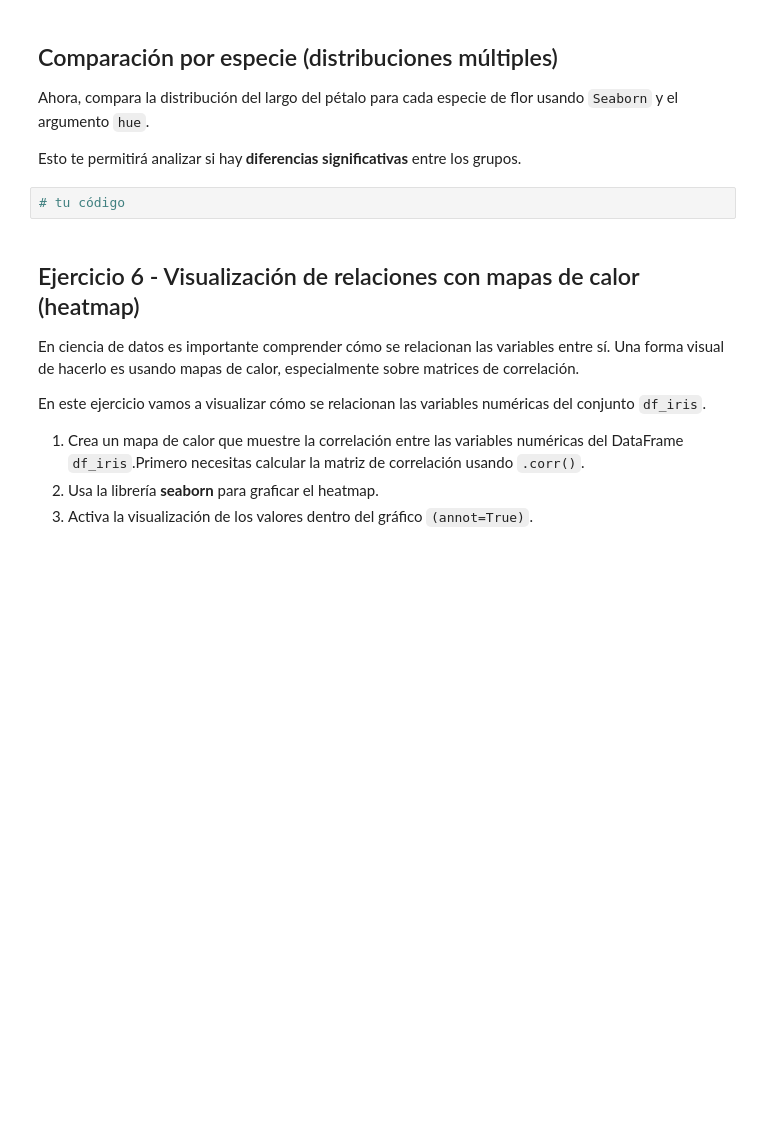
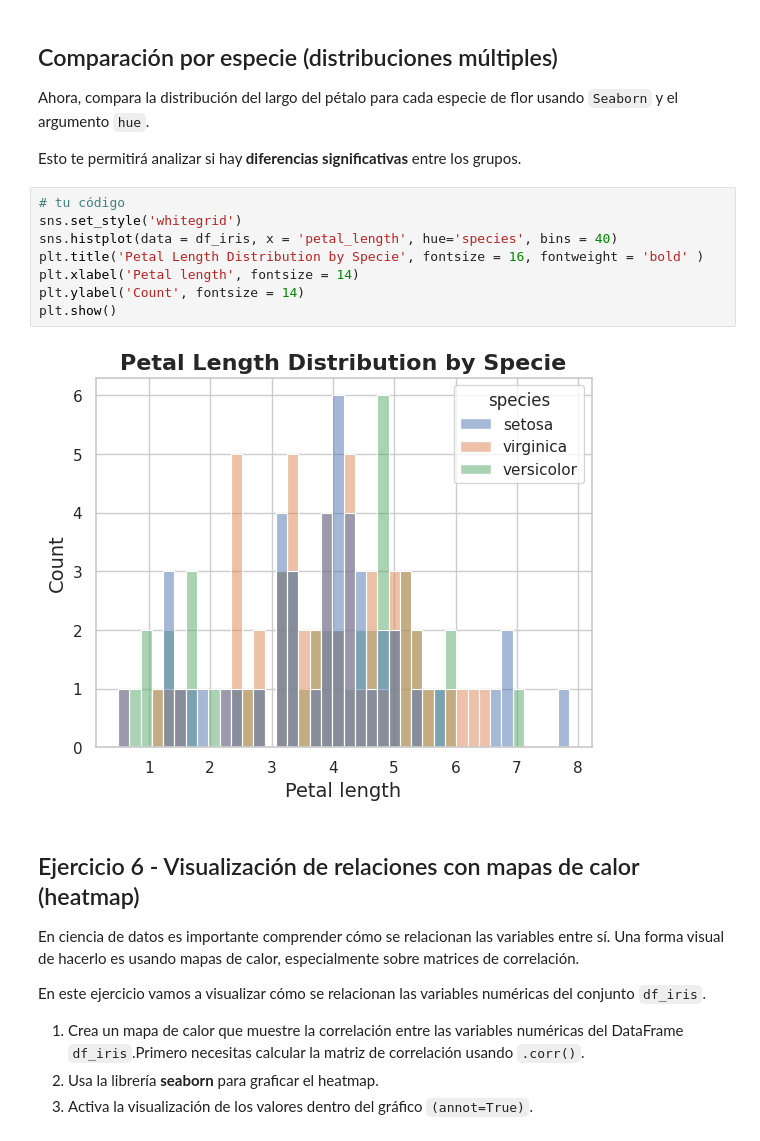
Before and after one commit to 4GeeksAcademy/iagorivadulla-visualization-exercises-with-matplot-and-seaborn, a Jupyter notebook: notebook/problems.es.ipynb, the cells around one changed output. Saved outputs shown, nothing was run; the diff lists cells and outputs as text; blank space fills up the shorter version.

```diff
--- a/notebook/problems.es.ipynb
+++ b/notebook/problems.es.ipynb
@@ -205,8 +232,16 @@ df_iris.head() # Mostrar DataFrame
 Ahora, compara la distribución del largo del pétalo para cada especie de flor usando `Seaborn` y el argumento `hue`.
 
 Esto te permitirá analizar si hay **diferencias significativas** entre los grupos.
-# %%
-# tu código
+# %%
+# tu código
+sns.set_style('whitegrid')
+sns.histplot(data = df_iris, x = 'petal_length', hue='species', bins = 40)
+plt.title('Petal Length Distribution by Specie', fontsize = 16, fontweight = 'bold' )
+plt.xlabel('Petal length', fontsize = 14)
+plt.ylabel('Count', fontsize = 14)
+plt.show()
+# %% [output]
+[figure, added]
 # %% [markdown]
 ## Ejercicio 6 - Visualización de relaciones con mapas de calor (heatmap)
 
```
Also changed, not shown: parts of 16 cells of this notebook.
